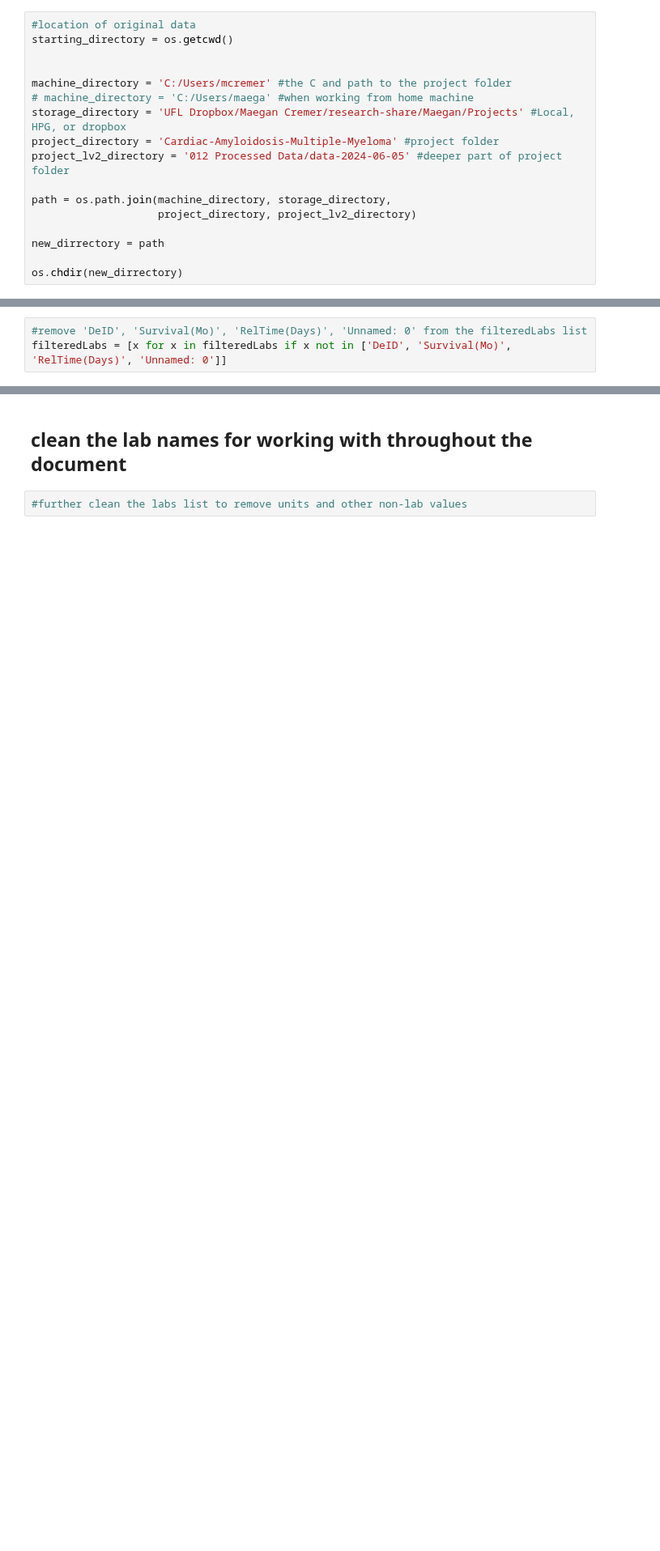
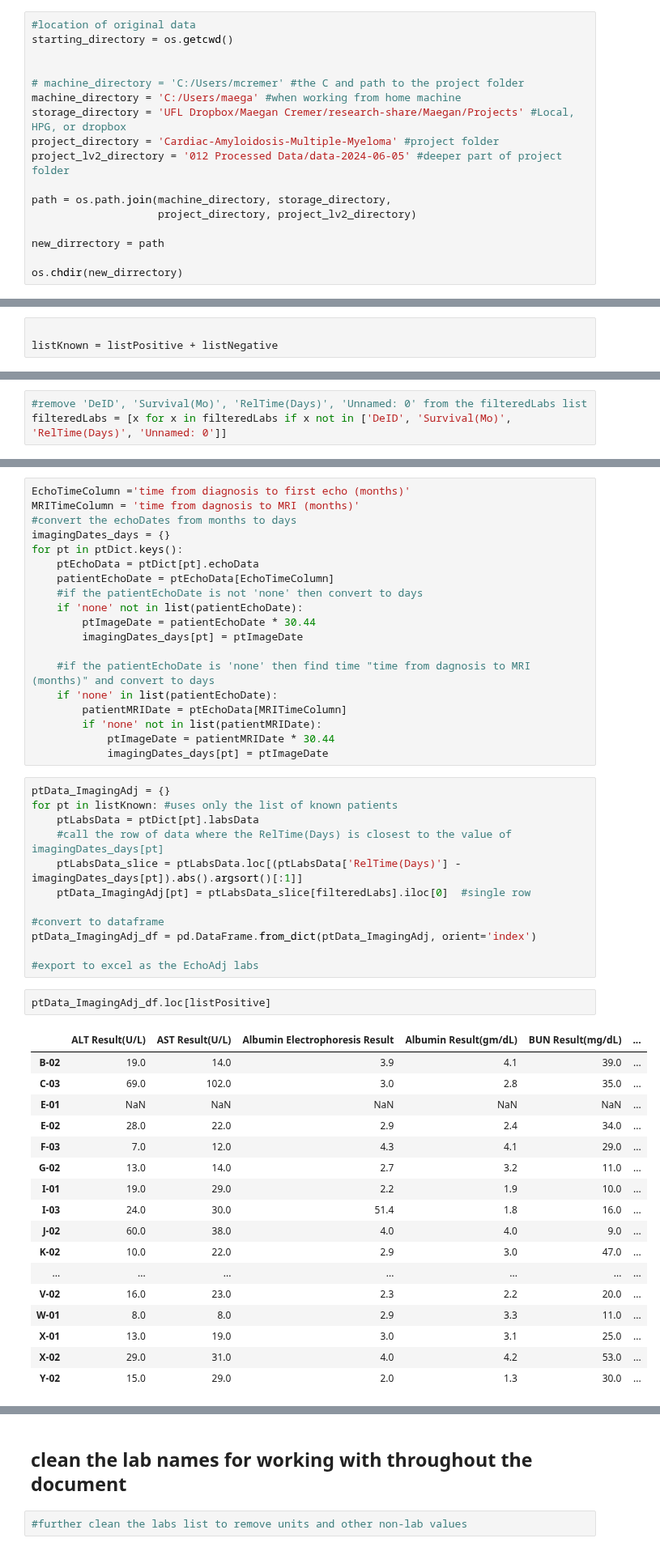
Before and after one commit to BisonCremer/cardiac-amyloidosis, a Jupyter notebook: 040_Mistic_2025/processing_data/DataframesForSVM_2025-04-02.ipynb, the cells around one changed output, grey strips where cells are left out. Shown at 81% size. Drawn from its saved outputs; the diff is of its cells as text; blank space fills up the shorter version.

```diff
--- a/040_Mistic_2025/processing_data/DataframesForSVM_2025-04-02.ipynb
+++ b/040_Mistic_2025/processing_data/DataframesForSVM_2025-04-02.ipynb
@@ -18,8 +18,8 @@ import matplotlib.pyplot as plt
 starting_directory = os.getcwd()
 
 
-machine_directory = 'C:/Users/mcremer' #the C and path to the project folder
-# machine_directory = 'C:/Users/maega' #when working from home machine
+# machine_directory = 'C:/Users/mcremer' #the C and path to the project folder
+machine_directory = 'C:/Users/maega' #when working from home machine
 storage_directory = 'UFL Dropbox/Maegan Cremer/research-share/Maegan/Projects' #Local, HPG, or dropbox
 project_directory = 'Cardiac-Amyloidosis-Multiple-Myeloma' #project folder
 project_lv2_directory = '012 Processed Data/data-2024-06-05' #deeper part of project folder
@@ -136,6 +156,9 @@ for pt in ptDict:
         listNegative.append(pt)
     else:
         listOther.append(pt)
+# %%
+
+listKnown = listPositive + listNegative
 # %% [markdown]
 # collecting the labs of interest
 # %% [markdown]
@@ -200,0 +226,51 @@ filteredLabs
+# %%
+EchoTimeColumn ='time from diagnosis to first echo (months)'
+MRITimeColumn = 'time from dagnosis to MRI (months)'
+#convert the echoDates from months to days
+imagingDates_days = {}
+for pt in ptDict.keys():
+    ptEchoData = ptDict[pt].echoData
+    patientEchoDate = ptEchoData[EchoTimeColumn]
+    #if the patientEchoDate is not 'none' then convert to days
+    if 'none' not in list(patientEchoDate):
+        ptImageDate = patientEchoDate * 30.44
+        imagingDates_days[pt] = ptImageDate
+
+    #if the patientEchoDate is 'none' then find time "time from dagnosis to MRI (months)" and convert to days
+    if 'none' in list(patientEchoDate):
+        patientMRIDate = ptEchoData[MRITimeColumn]
+        if 'none' not in list(patientMRIDate):
+            ptImageDate = patientMRIDate * 30.44
+            imagingDates_days[pt] = ptImageDate
+# %%
+ptData_ImagingAdj = {}
+for pt in listKnown: #uses only the list of known patients
+    ptLabsData = ptDict[pt].labsData
+    #call the row of data where the RelTime(Days) is closest to the value of imagingDates_days[pt]
+    ptLabsData_slice = ptLabsData.loc[(ptLabsData['RelTime(Days)'] - imagingDates_days[pt]).abs().argsort()[:1]]
+    ptData_ImagingAdj[pt] = ptLabsData_slice[filteredLabs].iloc[0]  #single row
+
+#convert to dataframe
+ptData_ImagingAdj_df = pd.DataFrame.from_dict(ptData_ImagingAdj, orient='index')
+
+#export to excel as the EchoAdj labs
+# %%
+ptData_ImagingAdj_df.loc[listPositive]
+# %% [output]
+|  | ALT Result(U/L) | AST Result(U/L) | Albumin Electrophoresis Result | Albumin Result(gm/dL) | BUN Result(mg/dL) | ... |
+| B-02 | 19.0 | 14.0 | 3.9 | 4.1 | 39.0 | ... |
+| C-03 | 69.0 | 102.0 | 3.0 | 2.8 | 35.0 | ... |
+| E-01 | NaN | NaN | NaN | NaN | NaN | ... |
+| E-02 | 28.0 | 22.0 | 2.9 | 2.4 | 34.0 | ... |
+| F-03 | 7.0 | 12.0 | 4.3 | 4.1 | 29.0 | ... |
+| G-02 | 13.0 | 14.0 | 2.7 | 3.2 | 11.0 | ... |
+| I-01 | 19.0 | 29.0 | 2.2 | 1.9 | 10.0 | ... |
+| I-03 | 24.0 | 30.0 | 51.4 | 1.8 | 16.0 | ... |
+| J-02 | 60.0 | 38.0 | 4.0 | 4.0 | 9.0 | ... |
+| K-02 | 10.0 | 22.0 | 2.9 | 3.0 | 47.0 | ... |
+| ... | ... | ... | ... | ... | ... | ... |
+| V-02 | 16.0 | 23.0 | 2.3 | 2.2 | 20.0 | ... |
+| W-01 | 8.0 | 8.0 | 2.9 | 3.3 | 11.0 | ... |
+| X-01 | 13.0 | 19.0 | 3.0 | 3.1 | 25.0 | ... |
+| X-02 | 29.0 | 31.0 | 4.0 | 4.2 | 53.0 | ... |
+| Y-02 | 15.0 | 29.0 | 2.0 | 1.3 | 30.0 | ... |
```
Also changed, not shown: parts of 7 cells of this notebook.
